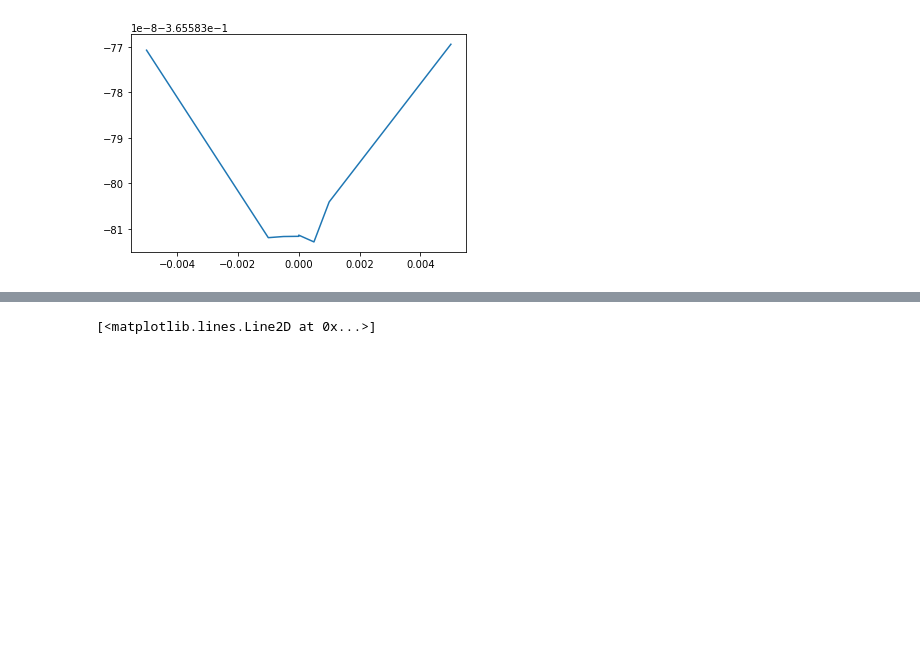
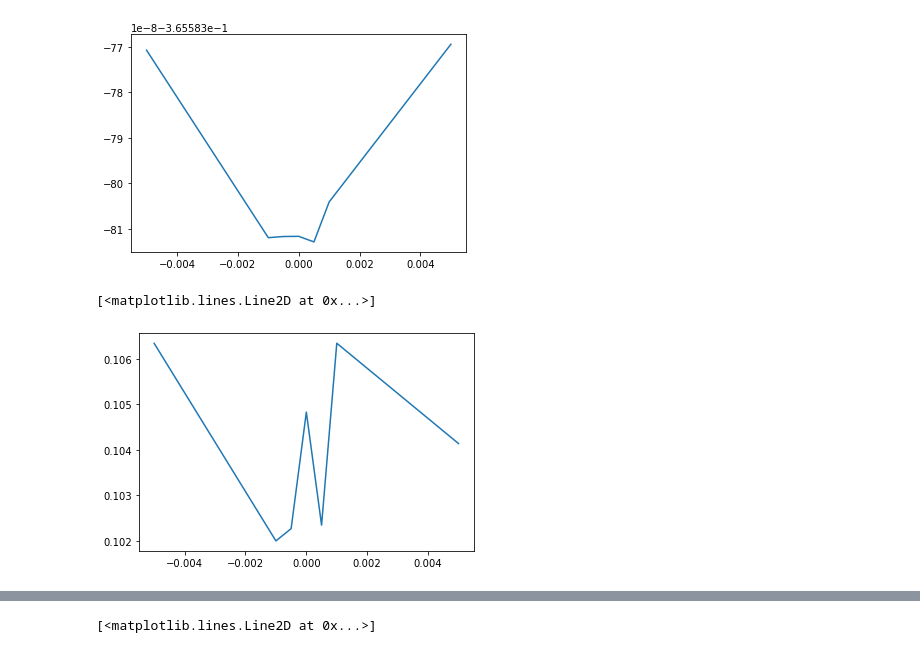
Before and after one commit to mrachh/hot-spots, a Jupyter notebook: worker16_summary/Untitled.ipynb, the cells around one changed output, grey strips where cells are left out. Saved outputs shown, nothing was run; the diff lists cells and outputs as text; code cells hidden in the pictures; blank space fills up the shorter version.

```diff
--- a/worker16_summary/Untitled.ipynb
+++ b/worker16_summary/Untitled.ipynb
@@ -44,6 +44,8 @@ ud_p = ud_p[:max_len]
 
 zk = [float(text[i+2]) for i,t in enumerate(text) if t == 'zk =']
 zk = zk[:max_len]
+
+e_val = np.array(zk)**2
 # %%
 dat_dict = {
     'd':d,
@@ -52,7 +54,8 @@ dat_dict = {
     'npoint':npoint,
     'uq':uq,
     'zk':zk,
-    'ud_p':ud_p
+    'ud_p':ud_p,
+    'e_val':e_val
 }
 
 # trim to equal length
@@ -60,5 +63,8 @@ min_len = min([len(dat_dict[k]) for k in dat_dict])
 print(min_len)
 for k in dat_dict:
     dat_dict[k] = dat_dict[k][:min_len]
+
+data = pd.DataFrame(dat_dict)
+data.to_csv('crit_pt.csv')
 # %% [output]
 23
@@ -86,0 +71,2 @@ data
+# %%
+data = data[data.d==1]
@@ -91,3 +97,10 @@ plt.plot(x,y)
 # %% [output]
 [<matplotlib.lines.Line2D at 0x...>]
 [figure]
+# %%
+y = np.array(data[data['npoint'] == 16].sort_values('eps')['ud_p'])
+x = np.array(data[data['npoint'] == 16].sort_values('eps')['eps'])
+plt.plot(x,y)
+# %% [output]
+[<matplotlib.lines.Line2D at 0x...>]
+[figure, added]
```
Also changed, not shown: parts of 10 cells of this notebook, 2 other files.
